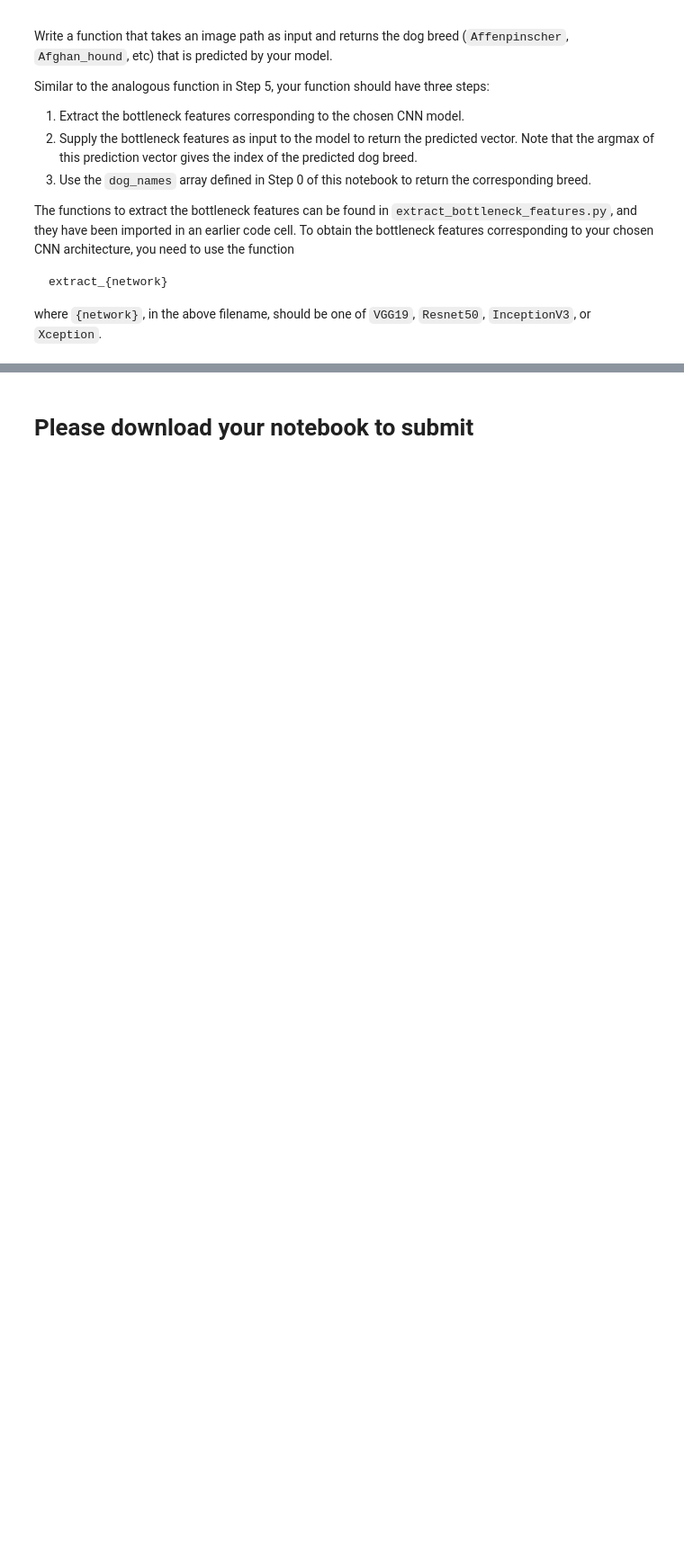
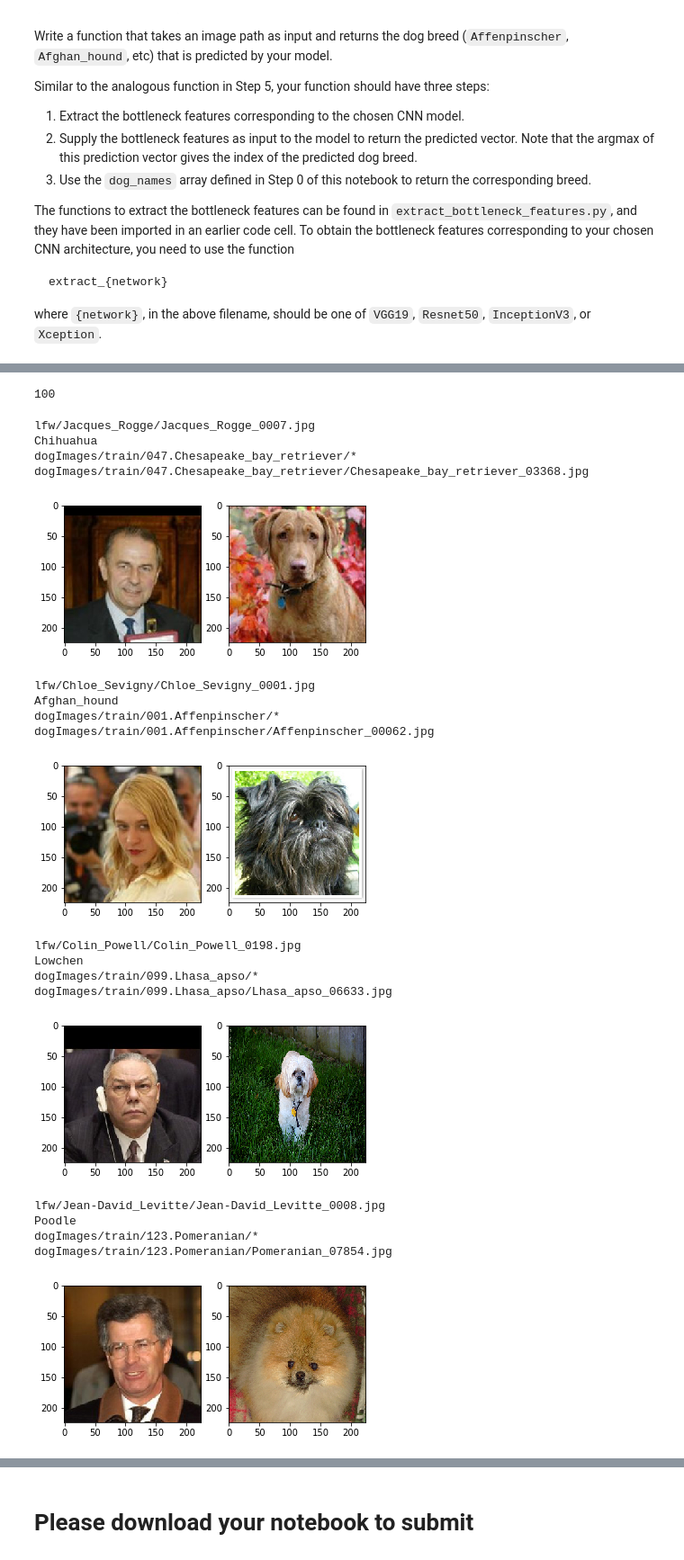
Before and after one commit to matthiasbuehl/dog-project, a Jupyter notebook: dog_app.ipynb, the cells around one changed output, grey strips where cells are left out. Shown: that part at 90% size. Cells and saved outputs as stored; diff of their text form; code cells hidden in the pictures; blank space fills up the shorter version.

Commit message:
wip - algorithm

```diff
--- a/dog_app.ipynb
+++ b/dog_app.ipynb
@@ -416,7 +413,7 @@ from keras.callbacks import ModelCheckpoint
 
 ### TODO: specify the number of epochs that you would like to use to train the model.
 
-epochs = 1
+epochs = 10
 
 ### Do NOT modify the code below this line.
 
@@ -732,0 +769,49 @@ Some sample output for our algorithm is provided below, but feel free to design
+# %%
+print(len(human_files_short))
+# %% [output]
+100
+# %%
+### TODO: Write your algorithm.
+### Feel free to use as many code cells as needed.
+
+def human_dog(ix):
+    human_img_path = human_files_short[ix]
+    print(human_img_path)
+
+    bottleneck_feature = extract_Resnet50(path_to_tensor(human_img_path))
+    predicted_vector = ResNet50_model.predict(bottleneck_feature)
+
+    breed_id = np.argmax(predicted_vector)
+
+    dog_img_path = dog_img_by_breed_id(breed_id)
+    print(dog_img_path)
+
+    plot_imgs([human_img_path, dog_img_path])
+
+for i in np.random.randint(0, len(human_files_short), 5):
+    human_dog(i)
+
+
+#humans = [ResNet50_predict_breed(path) for path in human_files_short]
+#dogs = [ResNet50_predict_breed(path) for path in dog_files_short]
+# %% [output]
+lfw/Jacques_Rogge/Jacques_Rogge_0007.jpg
+Chihuahua
+dogImages/train/047.Chesapeake_bay_retriever/*
+dogImages/train/047.Chesapeake_bay_retriever/Chesapeake_bay_retriever_03368.jpg
+[figure, added]
+lfw/Chloe_Sevigny/Chloe_Sevigny_0001.jpg
+Afghan_hound
+dogImages/train/001.Affenpinscher/*
+dogImages/train/001.Affenpinscher/Affenpinscher_00062.jpg
+[figure, added]
+lfw/Colin_Powell/Colin_Powell_0198.jpg
+Lowchen
+dogImages/train/099.Lhasa_apso/*
+dogImages/train/099.Lhasa_apso/Lhasa_apso_06633.jpg
+[figure, added]
+lfw/Jean-David_Levitte/Jean-David_Levitte_0008.jpg
+Poodle
+dogImages/train/123.Pomeranian/*
+dogImages/train/123.Pomeranian/Pomeranian_07854.jpg
+[figure, added]
```
Also changed, not shown: parts of 14 cells of this notebook.
